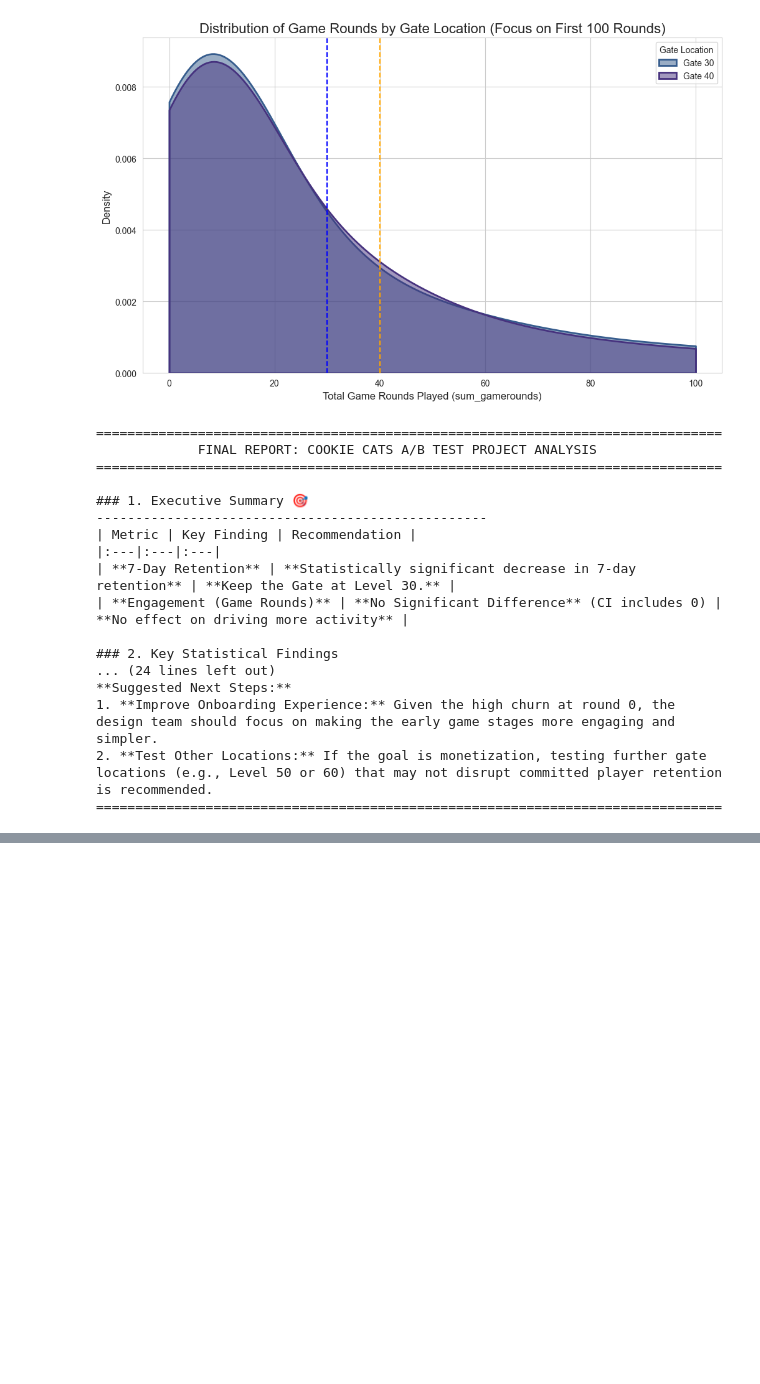
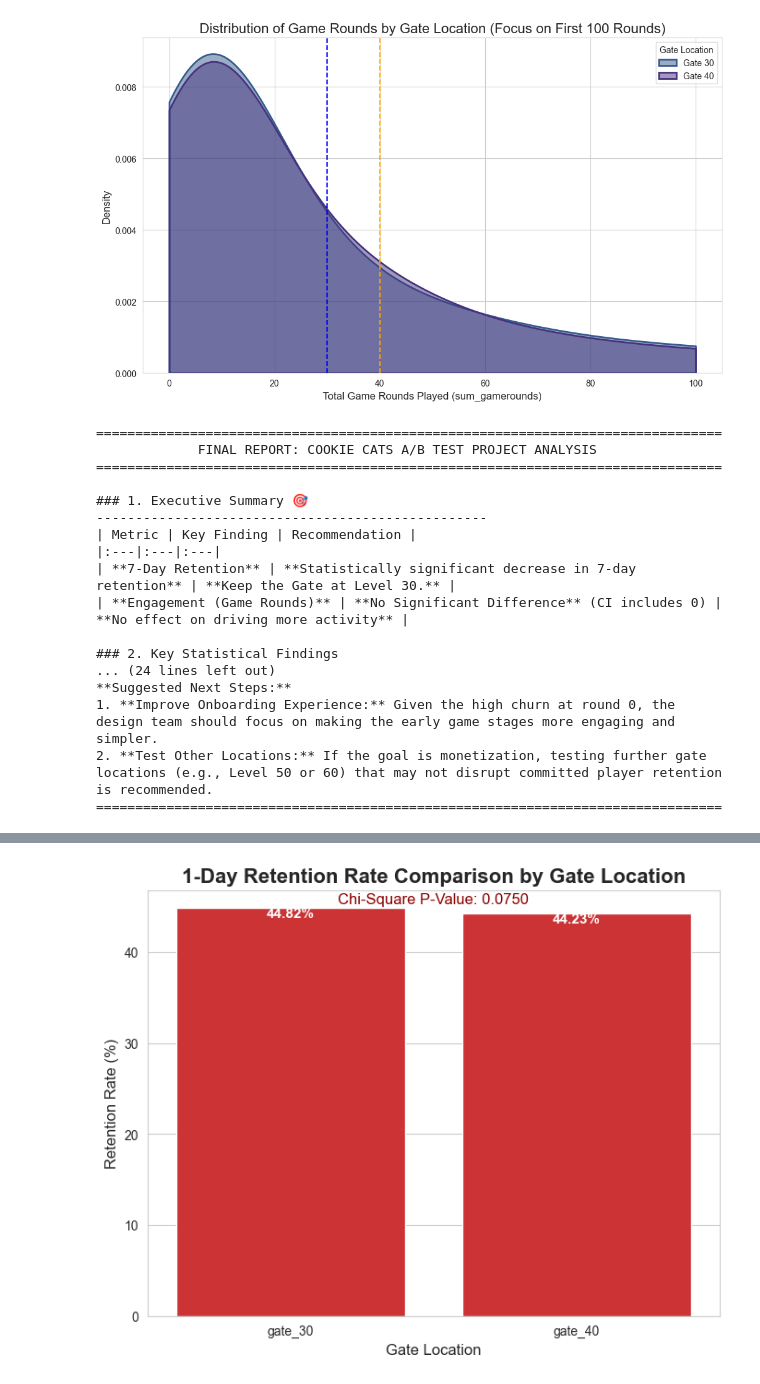
Before and after one commit to RadmanBZ/MobileGame-ab-retention-AI-analysis, a Jupyter notebook: analysis.ipynb, the cells around one changed output, grey strips where cells are left out. Saved outputs shown, nothing was run; the diff lists cells and outputs as text; code cells hidden in the pictures; blank space fills up the shorter version.

Commit message:
'add-points'

```diff
--- a/analysis.ipynb
+++ b/analysis.ipynb
@@ -655,0 +1014,95 @@ Difference in Median Game Rounds (Gate 40 - Gate 30): -1.00 rounds
+# %%
+# %% [Cell 11: Comprehensive 1-Day Retention Analysis]
+import pandas as pd
+import numpy as np
+import matplotlib.pyplot as plt
+import seaborn as sns
+from scipy.stats import chi2_contingency
+
+# Set professional style for visualizations
+sns.set_style("whitegrid")
+sns.set_palette("Set1") # Using a different palette for retention metrics
+
+print("--- 📊 METRIC 3: 1-DAY PLAYER RETENTION ANALYSIS ---")
+
+# ----------------------------------------------------
+# 1. DATA PREPARATION (Self-Contained)
+# ----------------------------------------------------
+try:
+    df = pd.read_csv('cookie_cats.txt')
+
+    # Outlier Removal
+    max_rounds = df['sum_gamerounds'].max()
+    if max_rounds > 40000:
+        df_cleaned = df[df['sum_gamerounds'] < max_rounds].copy()
+    else:
+        df_cleaned = df.copy()
+
+    df = df_cleaned
+
+    # Convert retention boolean to integers (1/0)
+    df['retention_1'] = df['retention_1'].astype(int)
+    print("✅ Data loaded and prepared.")
+
+except FileNotFoundError:
+    print("❌ Error: 'cookie_cats.txt' not found. Cannot perform analysis.")
+    exit()
+
+# ----------------------------------------------------
+# 2. METRIC CALCULATION
+# ----------------------------------------------------
+# Calculate 1-day retention rates for both groups
+retention_1_summary = df.groupby('version')['retention_1'].mean() * 100
+
+rate_30 = retention_1_summary.loc['gate_30']
+rate_40 = retention_1_summary.loc['gate_40']
+rate_diff = rate_40 - rate_30
+
+print(f"\n1-Day Retention Rate (Gate 30): {rate_30:.2f}%")
+print(f"1-Day Retention Rate (Gate 40): {rate_40:.2f}%")
+print(f"Difference (Gate 40 - Gate 30): {rate_diff:.2f} percentage points")
+
+
+# ----------------------------------------------------
+# 3. STATISTICAL TESTING (Chi-Square)
+# ----------------------------------------------------
+# H0: There is no statistically significant difference between the two retention rates.
+# Ha: There is a statistically significant difference.
+
+cont_table_1day = pd.crosstab(df['version'], df['retention_1'])
+chi2_stat, p_value_1day, dof, expected = chi2_contingency(cont_table_1day)
+
+print("\nChi-Square Test for 1-Day Retention:")
+print(f"   - Chi2 Statistic: {chi2_stat:.4f}")
+print(f"   - **P-Value:** {p_value_1day:.4f}")
+
+alpha = 0.05
+if p_value_1day < alpha:
+    stat_conclusion = "REJECT H0: The difference in 1-day retention is statistically significant."
+else:
+    stat_conclusion = "FAIL TO REJECT H0: The difference in 1-day retention is NOT statistically significant."
+
+print(f"   - **Conclusion:** {stat_conclusion}")
+
+# ----------------------------------------------------
+# 4. PROFESSIONAL VISUALIZATION
+# ----------------------------------------------------
+plt.figure(figsize=(8, 6))
+ax = sns.barplot(x=retention_1_summary.index, y=retention_1_summary.values)
+
+# Add P-value annotation
+max_rate = retention_1_summary.max()
+plt.text(0.5, max_rate + 0.5, f'Chi-Square P-Value: {p_value_1day:.4f}',
+         ha='center', fontsize=12, color='darkred')
+
+plt.title('1-Day Retention Rate Comparison by Gate Location', fontsize=16, fontweight='bold')
+plt.ylabel('Retention Rate (%)', fontsize=12)
+plt.xlabel('Gate Location', fontsize=12)
+plt.ylim(0, max_rate + 2)
+
+# Annotate bars with exact percentage
+for i, v in enumerate(retention_1_summary.values):
+    ax.text(i, v - 1, f'{v:.2f}%', color='white', ha='center', fontweight='bold', fontsize=11)
+
+plt.show()
+# %% [output]
@@ -655,0 +1120 @@ Difference in Median Game Rounds (Gate 40 - Gate 30): -1.00 rounds
+[figure, added]
```
Also changed, not shown: parts of 5 cells of this notebook.
